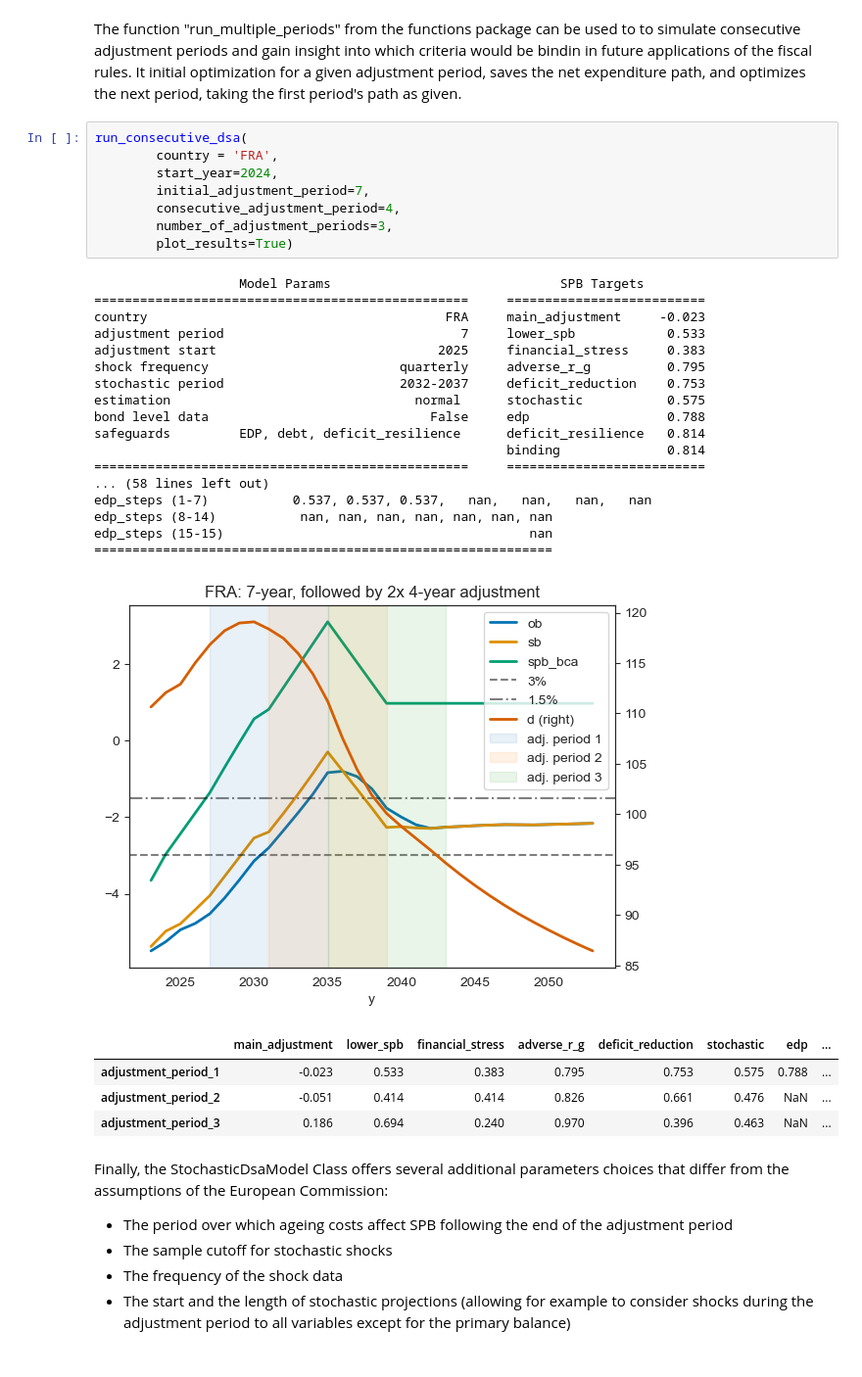
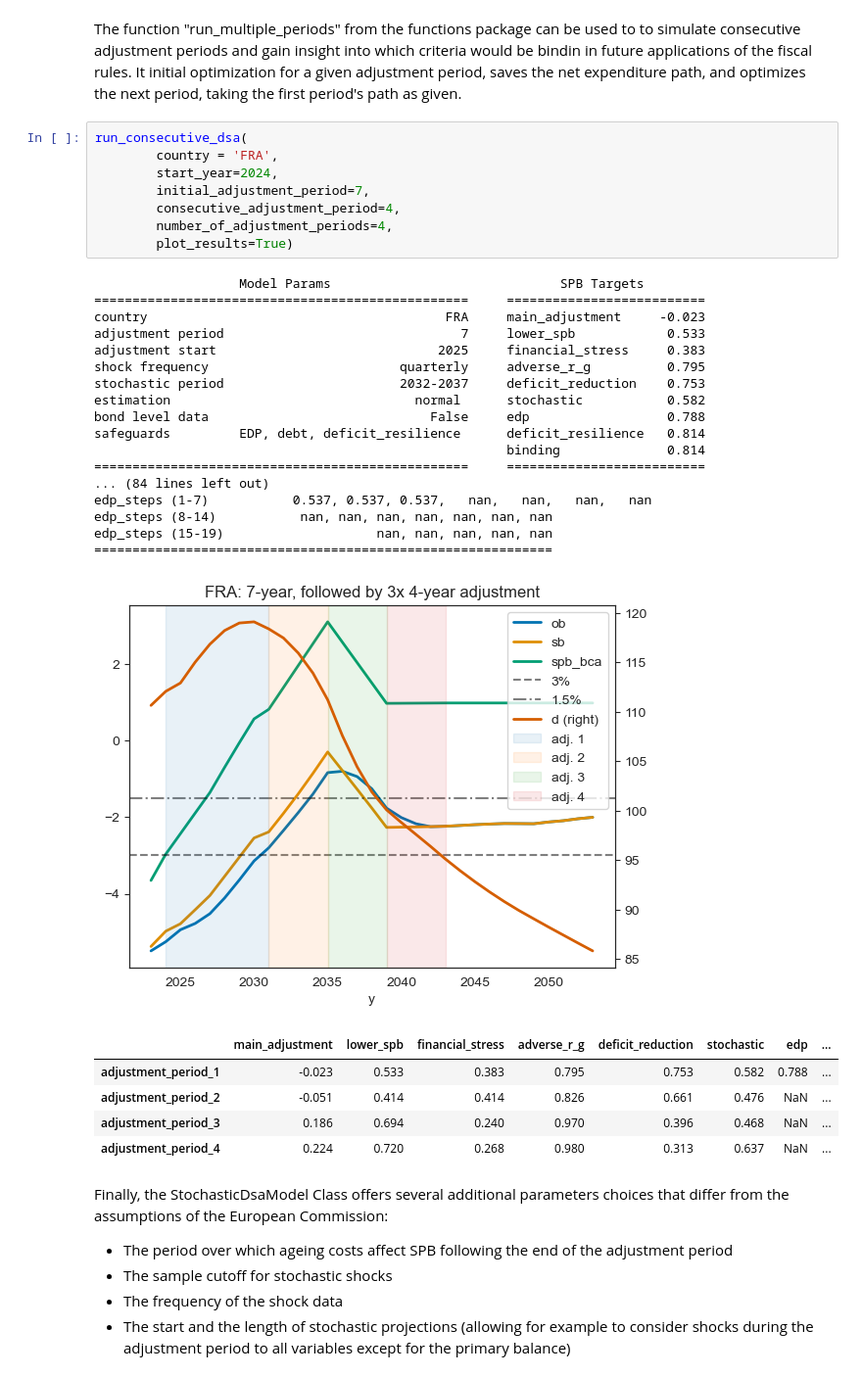
Before and after one commit to lennardwelslau/eu-debt-sustainability-analysis, a Jupyter notebook: latest_version/code/tutorial.ipynb, the cells around one changed output. Shown at 98% size. Saved outputs shown, nothing was run; the diff lists cells and outputs as text.

```diff
--- a/latest_version/code/tutorial.ipynb
+++ b/latest_version/code/tutorial.ipynb
@@ -241,34 +241,35 @@ The function "run_multiple_periods" from the functions package can be used to to
 # %%
 run_consecutive_dsa(
         country = 'FRA',
         start_year=2024,
         initial_adjustment_period=7,
         consecutive_adjustment_period=4,
-        number_of_adjustment_periods=3,
+        number_of_adjustment_periods=4,
         plot_results=True)
 # %% [output]
                    Model Params                              SPB Targets
 =================================================     ==========================
 country                                       FRA     main_adjustment     -0.023
 adjustment period                               7     lower_spb            0.533
 adjustment start                             2025     financial_stress     0.383
 shock frequency                         quarterly     adverse_r_g          0.795
 stochastic period                       2032-2037     deficit_reduction    0.753
-estimation                                normal      stochastic           0.575
+estimation                                normal      stochastic           0.582
 bond level data                             False     edp                  0.788
 safeguards         EDP, debt, deficit_resilience      deficit_resilience   0.814
                                                       binding              0.814
 =================================================     ==========================
-... (58 lines left out)
+... (84 lines left out)
 edp_steps (1-7)           0.537, 0.537, 0.537,   nan,   nan,   nan,   nan
 edp_steps (8-14)           nan, nan, nan, nan, nan, nan, nan
-edp_steps (15-15)                                        nan
+edp_steps (15-19)                    nan, nan, nan, nan, nan
 ============================================================
-[figure, old version]
+[figure, new version]
 |  | main_adjustment | lower_spb | financial_stress | adverse_r_g | deficit_reduction | stochastic | edp | ... |
-| adjustment_period_1 | -0.023 | 0.533 | 0.383 | 0.795 | 0.753 | 0.575 | 0.788 | ... |
+| adjustment_period_1 | -0.023 | 0.533 | 0.383 | 0.795 | 0.753 | 0.582 | 0.788 | ... |
 | adjustment_period_2 | -0.051 | 0.414 | 0.414 | 0.826 | 0.661 | 0.476 | NaN | ... |
-| adjustment_period_3 | 0.186 | 0.694 | 0.240 | 0.970 | 0.396 | 0.463 | NaN | ... |
+| adjustment_period_3 | 0.186 | 0.694 | 0.240 | 0.970 | 0.396 | 0.468 | NaN | ... |
+| adjustment_period_4 | 0.224 | 0.720 | 0.268 | 0.980 | 0.313 | 0.637 | NaN | ... |
 # %% [markdown]
 Finally, the StochasticDsaModel Class offers several additional parameters choices that differ from the assumptions of the European Commission:
 - The period over which ageing costs affect SPB following the end of the adjustment period
```
Also changed, not shown: 1 other file.
